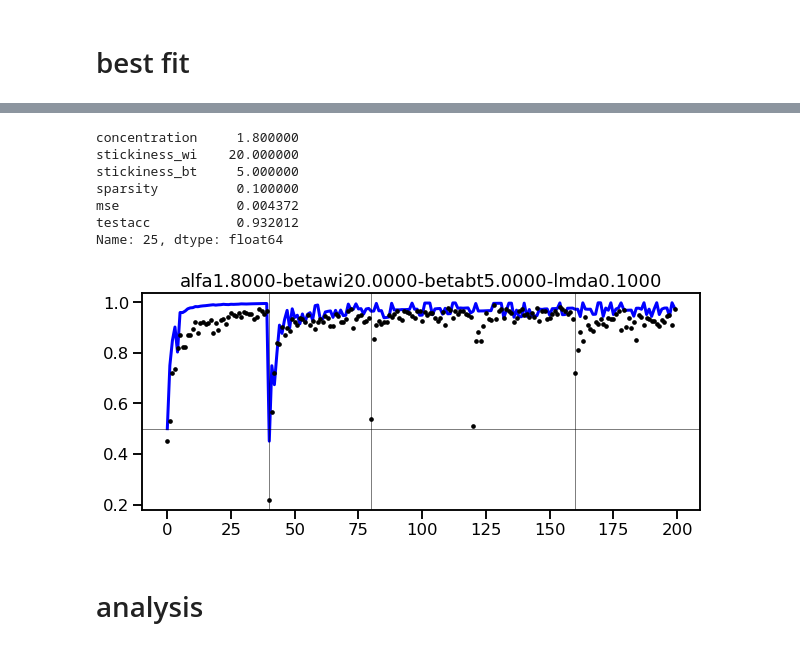
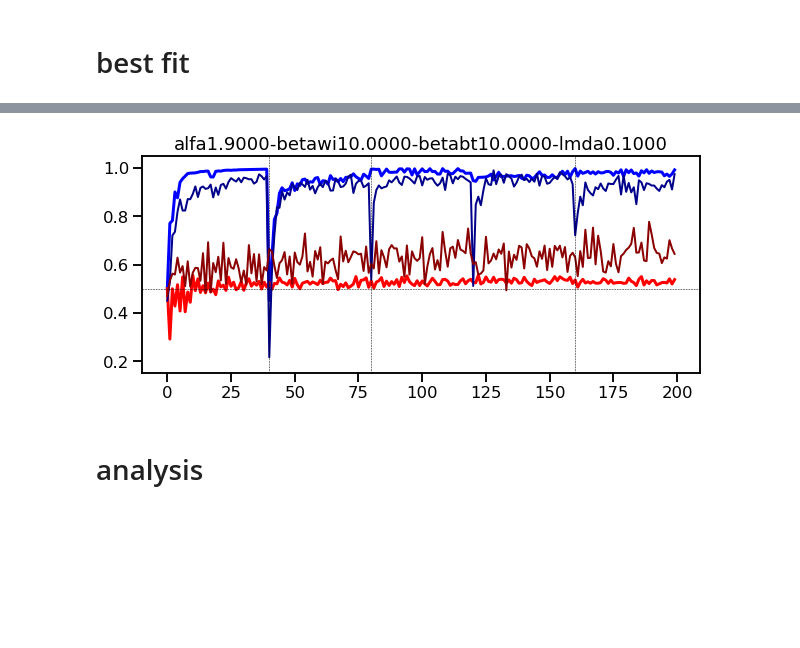
Before and after one commit to andrebeu/CSW, a Jupyter notebook: cswsem0621/gridsearch.ipynb, the cells around one changed output, grey strips where cells are left out. Saved outputs shown, nothing was run; the diff lists cells and outputs as text; code cells hidden in the pictures; blank space fills up the shorter version.

```diff
--- a/cswsem0621/gridsearch.ipynb
+++ b/cswsem0621/gridsearch.ipynb
@@ -18,4 +18,4 @@ tstamp = time.perf_counter_ns()
 ## import human data for fitting
 import pandas as pd
 hdf = pd.read_csv('../human_data.csv')
-hB,hI = hdf.loc[:,('blocked mean','interleaved mean')].values.T
+humanB_acc,humanI_acc = hdf.loc[:,('blocked mean','interleaved mean')].values.T
@@ -65,7 +79,7 @@ def get_acc(data):
 # %%
-alfaL = [1.8,1.9,2.0]
+alfaL = [1.8,1.9,2.0,2.1]
 betaL = [1,10,20]
-betabL = [1,2,5] # bt
+betabL = [1,2,5,10] # bt
 lmdaL = [0.01,0.1,0.2]
 
 param_setsize = len(alfaL)*len(betaL)*len(lmdaL)*len(betabL)
@@ -75,9 +89,8 @@ print(betaL)
 print(betabL)
 print(lmdaL)
 
-
 expargs = {
-  'condition':'blocked',
+  'condition':None,
   'n_train':160,
   'n_test':40
 }
@@ -134,7 +156,8 @@ for idx,(alfa,beta,betab,lmda) in enumerate(product(alfaL,betaL,betabL,lmdaL)):
 # %%
-gsdf = pd.DataFrame(L)
-gsdf = gsdf.sort_values('testacc',ascending=False)
-gsdf = gsdf.sort_values('mse',ascending=True)
+gsdf['testacc-diff'] = gsdf['testaccB'] - gsdf['testaccI']
+gsdf['mse'] = gsdf['mseB'] + gsdf['mseI']
+gsdf = gsdf.sort_values('testacc-diff',ascending=False)
+# gsdf = gsdf.sort_values('mse',ascending=True)
 best_param = gsdf.iloc[0]
 # %% [markdown]
 # best fit
@@ -141,45 +198,22 @@ best_param = gsdf.iloc[0]
 # %%
-a,bw,bb,l = best_param[:4]
-
-print(best_param)
-
-schargs_prime = {
-  'concentration':a,
-  'stickiness_wi':bw,
-  'stickiness_bt':bb,
-  'sparsity':l
-}
-args = {
-  'sch':schargs_prime,
-  'exp':expargs
-  }
-dataL = run_batch_exp(ns,args)
-acc = np.array([get_acc(data) for data in dataL]) # sub,layer,trial
-acc = acc.mean(1) # mean over layers
-mB = acc.mean(0)
-
-## plot
 plt.figure(figsize=(10,4))
-plt.plot(mB,c='b',lw=3)
-plt.scatter(range(len(hB)),hB,c='k',s=10,zorder=99)
-plt.axhline(0.5,c='k',lw=0.5)
+## plot model
+plt.plot(accB,c='b',lw=3)
+plt.plot(accI,c='r',lw=3)
+# human
+plt.plot(humanB_acc,c='darkblue',lw=2)
+plt.plot(humanI_acc,c='darkred',lw=2)
+# gridlines
+plt.axhline(0.5,c='k',lw=0.5,ls='--')
 for v in [40,80,160]:
-  plt.axvline(v,c='k',lw=0.5)
-
+  plt.axvline(v,c='k',lw=0.5,ls='--')
 
 paramstr = "alfa%.4f-betawi%.4f-betabt%.4f-lmda%.4f"%(a,bw,bb,l)
 plt.title(paramstr)
-
+plt.ylim(0.15,1.05)
 plt.savefig('figures/scratch/bestfitGS-%i'%tstamp)
 # %% [output]
-concentration     1.800000
-stickiness_wi    20.000000
-stickiness_bt     5.000000
-sparsity          0.100000
-mse               0.004372
-testacc           0.932012
-Name: 25, dtype: float64
-[figure, old version]
+[figure, new version]
 # %% [markdown]
 # analysis
 # %%
```
Also changed, not shown: parts of 7 cells of this notebook.
